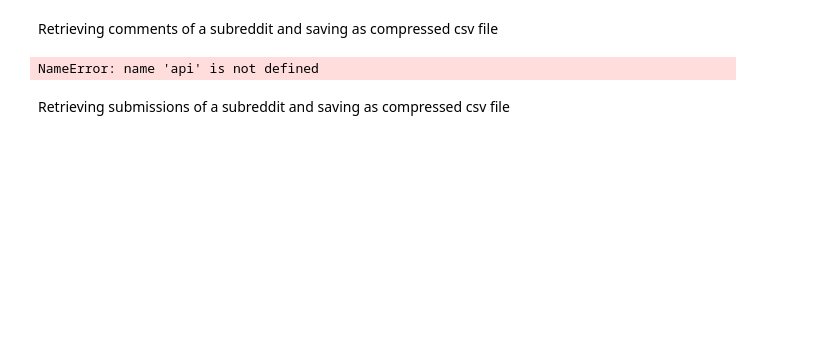
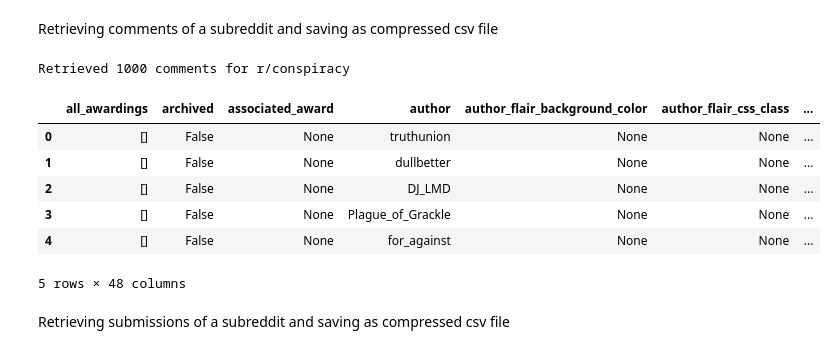
Before and after one commit to irenestrauss/nlp_on_conspiracy_theories, a Jupyter notebook: code/datascraper.ipynb, the cells around one changed output. Drawn from its saved outputs; the diff is of its cells as text; code cells hidden in the pictures; blank space fills up the shorter version.

```diff
--- a/code/datascraper.ipynb
+++ b/code/datascraper.ipynb
@@ -13,12 +13,19 @@ Retrieving comments of a subreddit and saving as compressed csv file
 # %%
 comments = api.search_comments(subreddit=SUBREDDIT, limit=LIMIT, before=BEFORE, after=AFTER)
 print(f'Retrieved {len(comments)} comments for r/{SUBREDDIT}')
 
 dataframe = pd.DataFrame(comments)
-dataframe.to_csv(f'./{SUBREDDIT}_comments.csv', header=True, index=False, columns=list(dataframe.axes[1]), compression='gzip', encoding='utf-8')
+dataframe.to_csv(f'./data/{SUBREDDIT}_comments.csv', header=True, index=False, columns=list(dataframe.axes[1]), compression='gzip', encoding='utf-8')
 dataframe.head()
 # %% [output]
-NameError: name 'api' is not defined
+Retrieved 1000 comments for r/conspiracy
+|  | all_awardings | archived | associated_award | author | author_flair_background_color | author_flair_css_class | ... |
+| 0 | [] | False | None | truthunion | None | None | ... |
+| 1 | [] | False | None | dullbetter | None | None | ... |
+| 2 | [] | False | None | DJ_LMD | None | None | ... |
+| 3 | [] | False | None | Plague_of_Grackle | None | None | ... |
+| 4 | [] | False | None | for_against | None | None | ... |
+5 rows × 48 columns
 # %% [markdown]
 Retrieving submissions of a subreddit and saving as compressed csv file
 # %%
```
Also changed, not shown: parts of 2 cells of this notebook, 6 other files.
